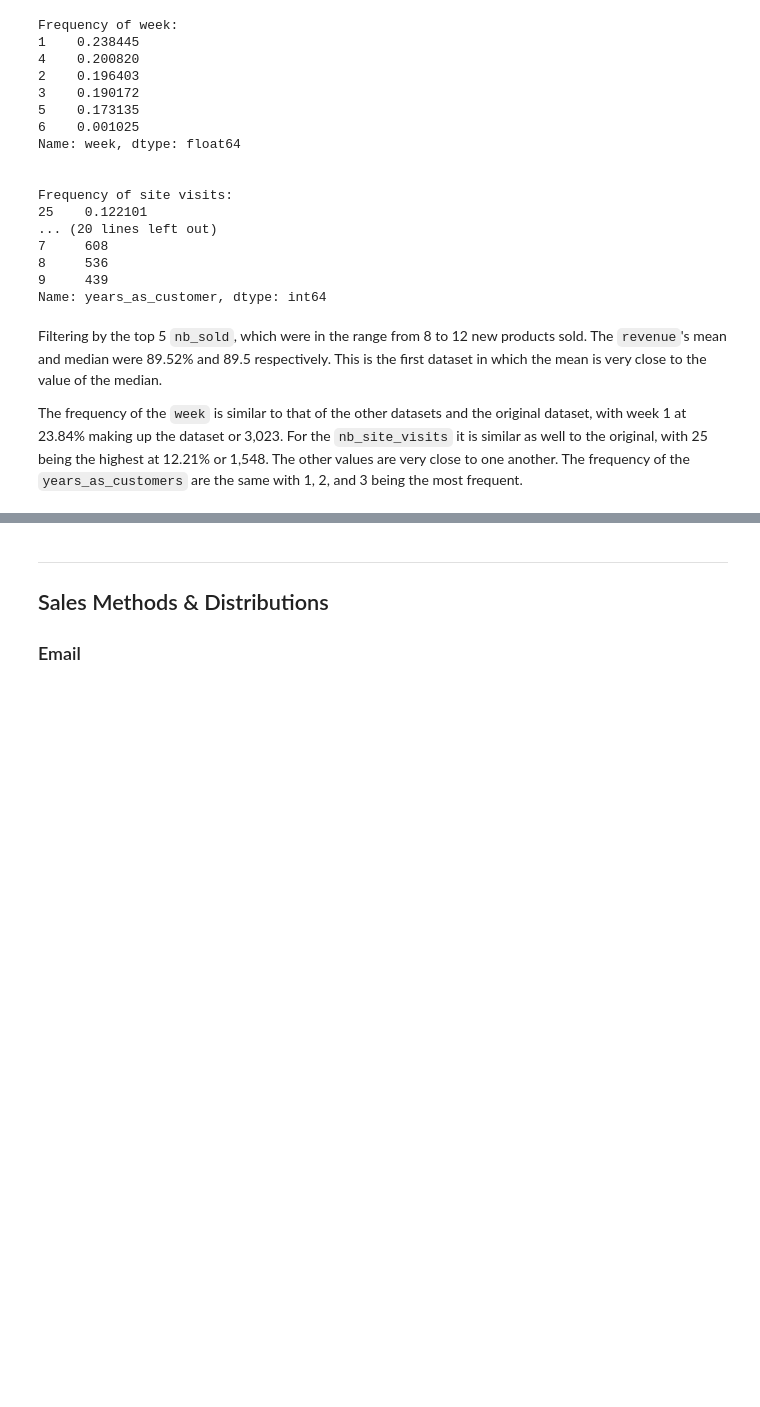
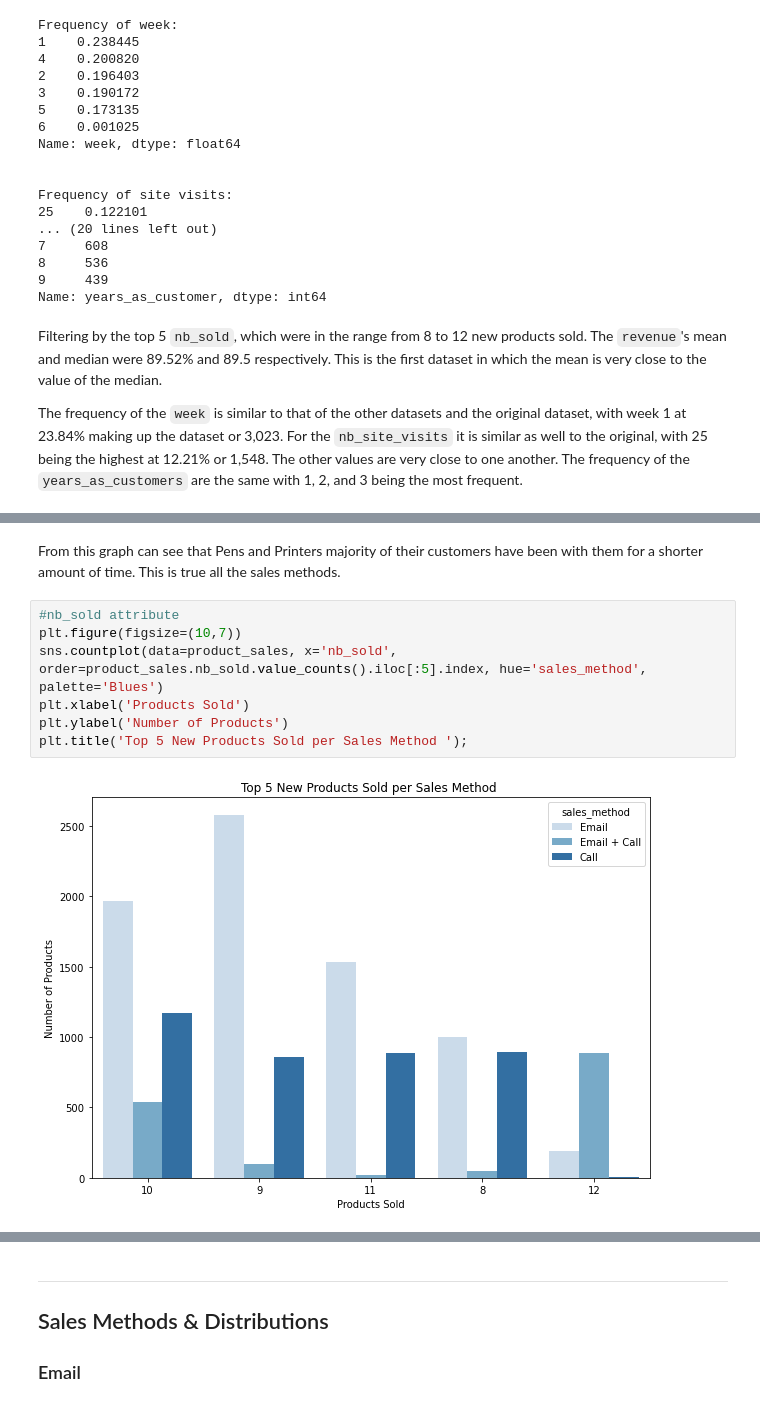
Before and after one commit to tvrjuana/product-sales, a Jupyter notebook: notebook.ipynb, the cells around one changed output, grey strips where cells are left out. Saved outputs shown, nothing was run; the diff lists cells and outputs as text; blank space fills up the shorter version.

```diff
--- a/notebook.ipynb
+++ b/notebook.ipynb
@@ -553,0 +574,11 @@ The frequency of the `week` is similar to that of the other datasets and the ori
+# %% [markdown]
+From this graph can see that Pens and Printers majority of their customers have been with them for a shorter amount of time. This is true all the sales methods.
+# %%
+#nb_sold attribute
+plt.figure(figsize=(10,7))
+sns.countplot(data=product_sales, x='nb_sold', order=product_sales.nb_sold.value_counts().iloc[:5].index, hue='sales_method', palette='Blues')
+plt.xlabel('Products Sold')
+plt.ylabel('Number of Products')
+plt.title('Top 5 New Products Sold per Sales Method ');
+# %% [output]
+[figure, added]
```
Also changed, not shown: parts of 13 cells of this notebook.
